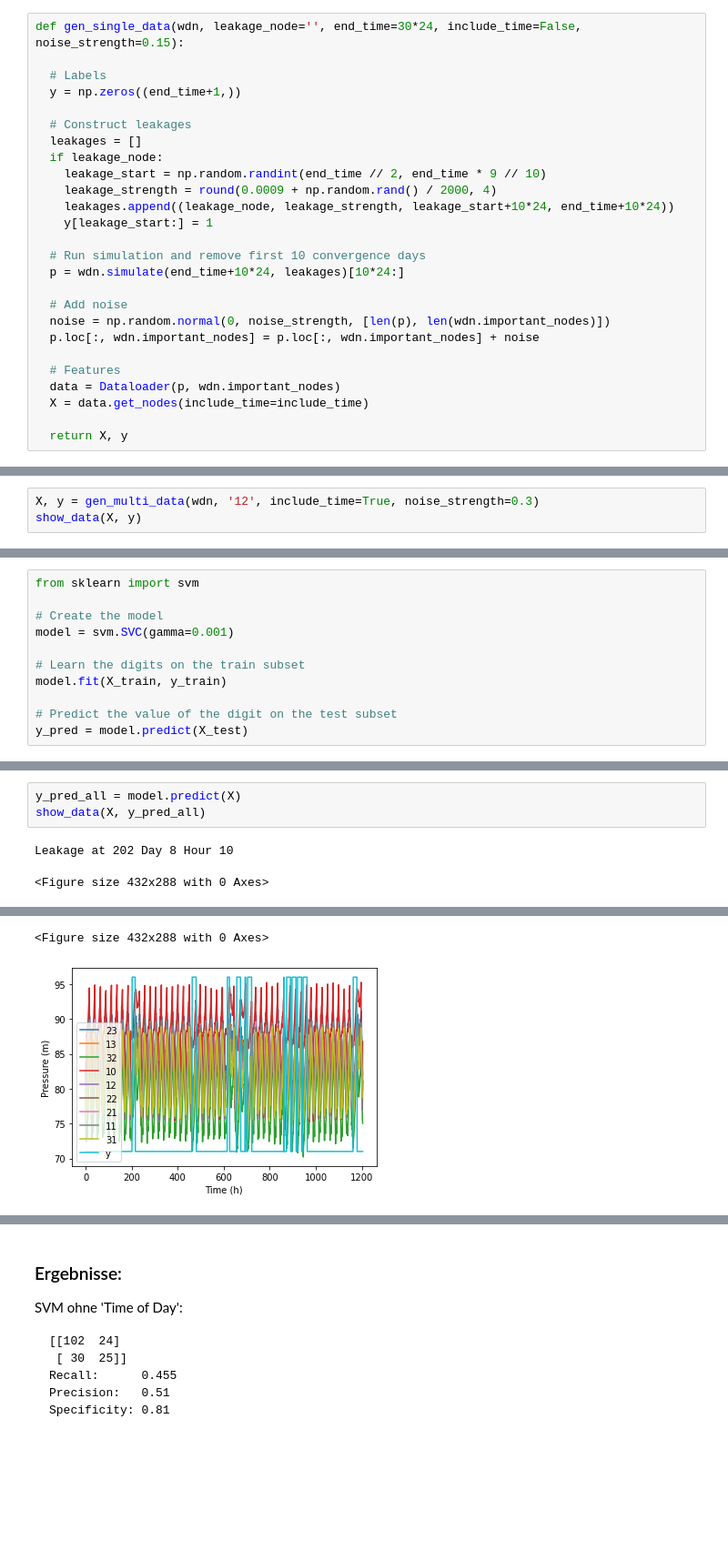
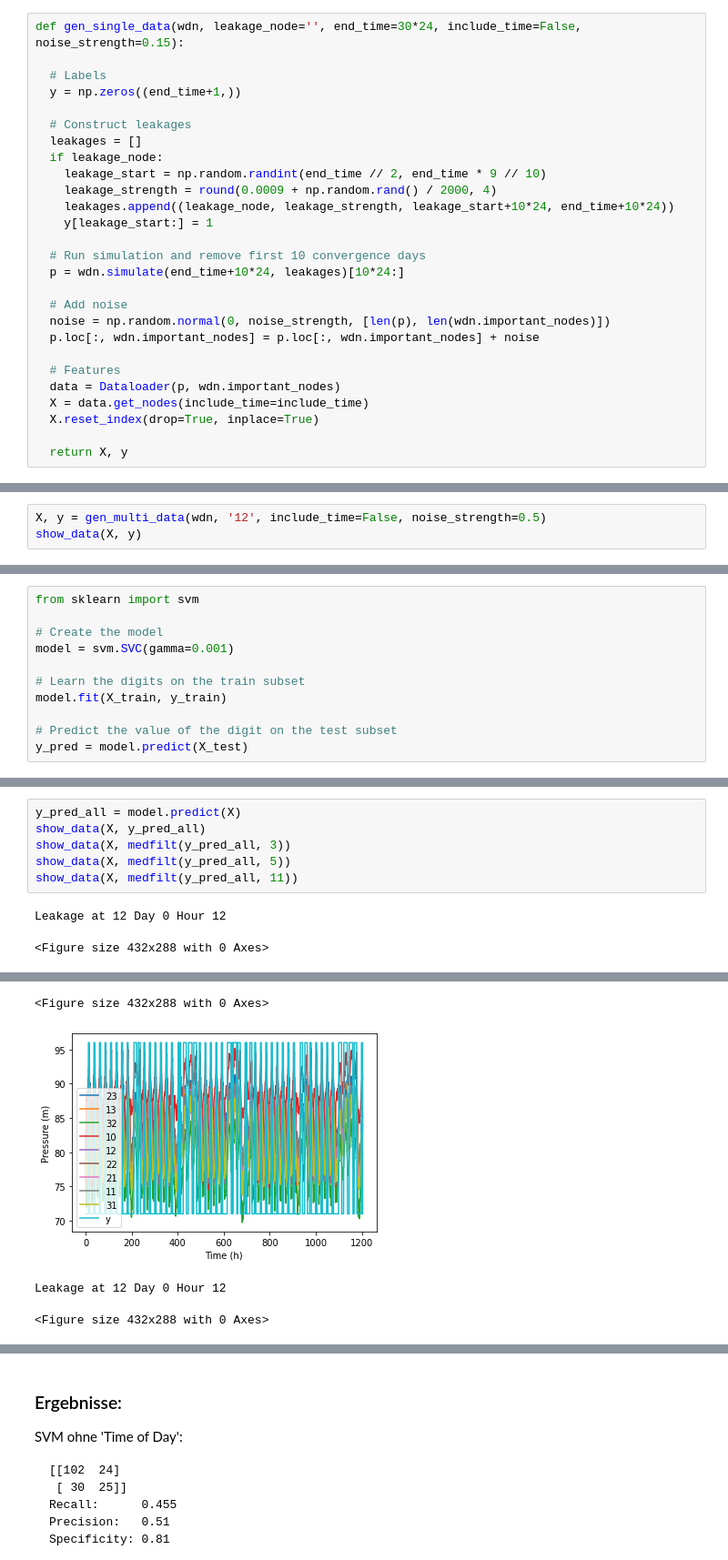
Before and after one commit to JulianBvW/BA-WDN-Leakage-Detection, a Jupyter notebook: LeakageDetection.ipynb, the cells around one changed output, grey strips where cells are left out. Shown at 91% size. Cells and saved outputs as stored; diff of their text form; blank space fills up the shorter version.

```diff
--- a/LeakageDetection.ipynb
+++ b/LeakageDetection.ipynb
@@ -99,6 +99,7 @@ def gen_single_data(wdn, leakage_node='', end_time=30*24, include_time=False, no
   # Features
   data = Dataloader(p, wdn.important_nodes)
   X = data.get_nodes(include_time=include_time)
+  X.reset_index(drop=True, inplace=True)
 
   return X, y
 # %%
@@ -139,6 +140,6 @@ def gen_multi_data(wdn, leakage_node='', num_sim=5, days_per_sim=10, include_tim
   X_concat.reset_index(drop=True, inplace=True)
   return X_concat, y_concat
 # %%
-X, y = gen_multi_data(wdn, '12', include_time=True, noise_strength=0.3)
+X, y = gen_multi_data(wdn, '12', include_time=False, noise_strength=0.5)
 show_data(X, y)
 # %% [output]
@@ -178,6 +179,9 @@ Specificity: 1.0
 # %%
 y_pred_all = model.predict(X)
 show_data(X, y_pred_all)
+show_data(X, medfilt(y_pred_all, 3))
+show_data(X, medfilt(y_pred_all, 5))
+show_data(X, medfilt(y_pred_all, 11))
 # %% [output]
-Leakage at 202 Day 8 Hour 10
+Leakage at 12 Day 0 Hour 12
 <Figure size 432x288 with 0 Axes>
@@ -185,2 +189,4 @@ Leakage at 202 Day 8 Hour 10
 <Figure size 432x288 with 0 Axes>
-[figure, old version]
+[figure, new version]
+Leakage at 12 Day 0 Hour 12
+<Figure size 432x288 with 0 Axes>
```
Also changed, not shown: parts of 7 cells of this notebook.
